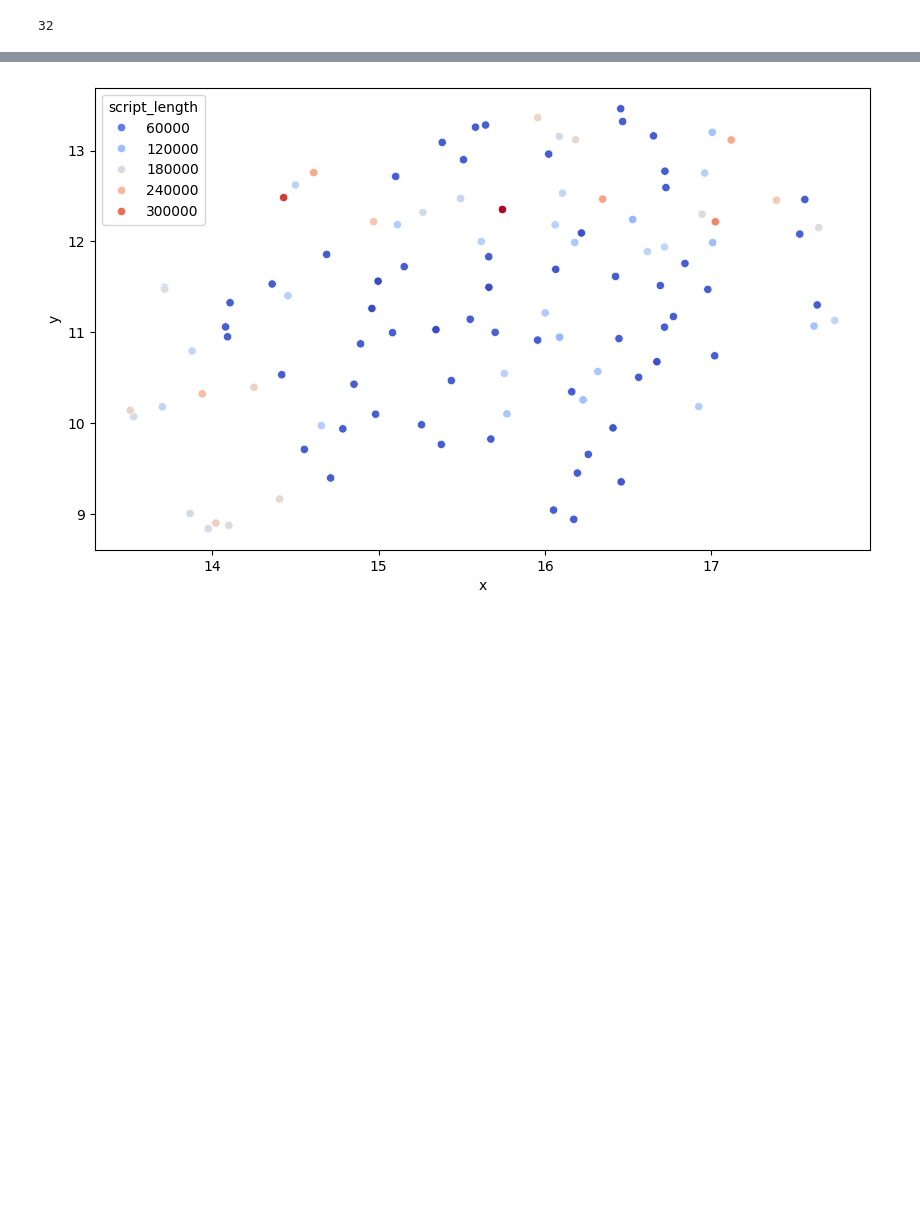
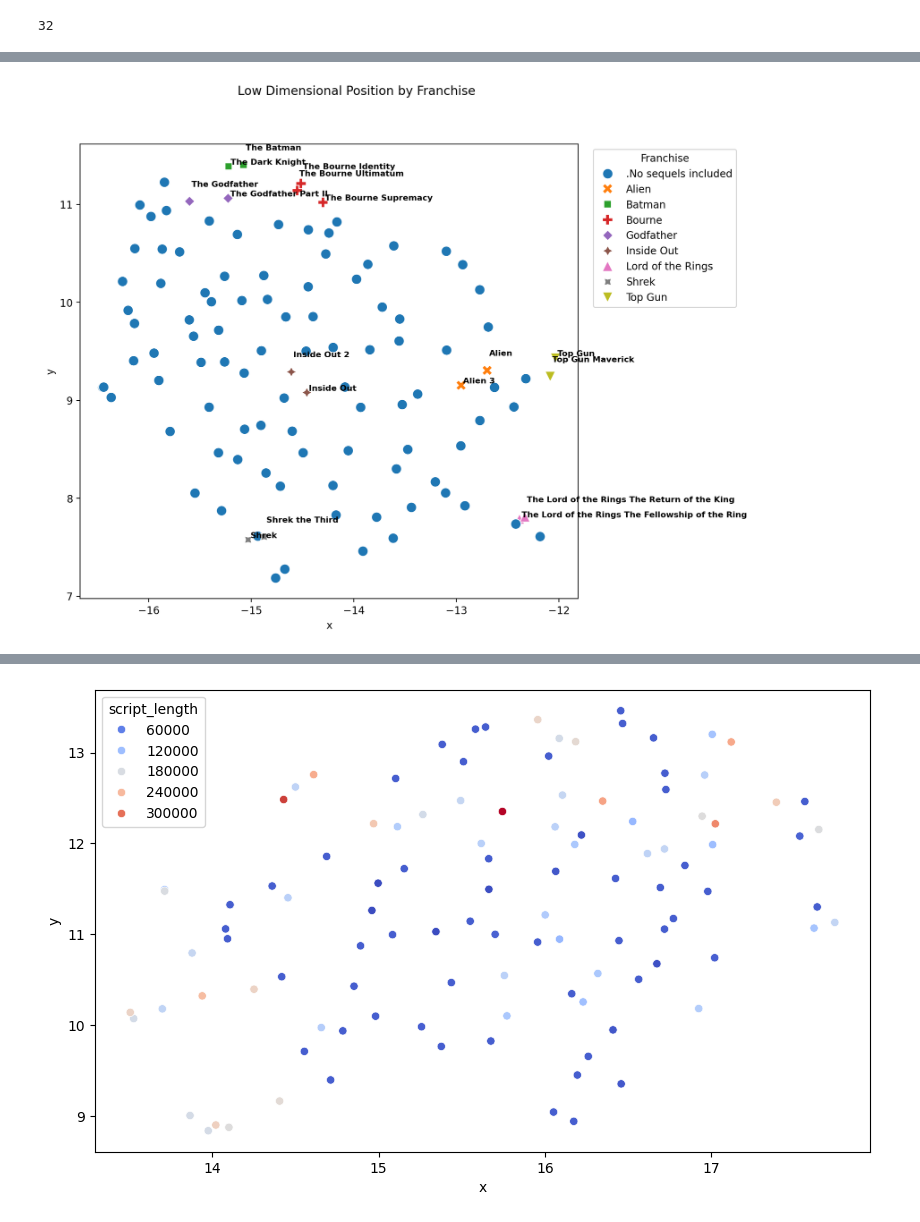
Before and after one commit to award96/Movie-Script-Vector-Search, a Jupyter notebook: 3-visualize-similarity.ipynb, the cells around one changed output, grey strips where cells are left out. Drawn from its saved outputs; the diff is of its cells as text; code cells hidden in the pictures; blank space fills up the shorter version.

Commit message:
Franchise Labels

```diff
--- a/3-visualize-similarity.ipynb
+++ b/3-visualize-similarity.ipynb
@@ -483,0 +260,18 @@ plt.show()
+# %%
+
+franchises = [
+    "Bourne",
+    "Alien",
+    "Batman",
+    "Lord of the Rings",
+    "Godfather",
+    "Inside Out",
+    "Shrek",
+    "Top Gun"
+]
+
+emblow = emblow.with_columns(
+    pl.col("movie_title").str.replace("The Dark Knight", "Batman")
+    .map_elements(lambda x: max([f if (f in x) else ".No sequels included" for f in franchises]), return_dtype=pl.String)
+    .alias("Franchise")
+)
@@ -483,0 +281,44 @@ plt.show()
+# %%
+fig, axes = plt.subplots(1, 1, figsize=(10, 8), dpi=200)
+fig.suptitle("Low Dimensional Position by Franchise")
+
+# Scatter plot on the bottom axis
+g = sns.scatterplot(
+    data=emblow,
+    x='x',
+    y='y',
+    hue="Franchise",
+    style="Franchise",
+    s=100,
+    ax=axes
+)
+
+# Move the legend outside to the right
+sns.move_legend(
+    g,
+    loc="upper left",       # position relative to bbox
+    bbox_to_anchor=(1.02, 1)  # (x, y) offset
+)
+
+# Make room on the right for the legend
+plt.subplots_adjust(right=0.8)
+
+movies_to_label_on_plot = emblow.sort("Franchise").filter(~pl.col("Franchise").str.contains('.', literal=True))
+
+alternating = True
+for i in range(movies_to_label_on_plot.shape[0]):
+    if alternating is True:
+        yplus = 0.13
+    alternating = not alternating
+    axes.text(
+        movies_to_label_on_plot[i, 'x'] + 0.02,            # small offset in x
+        movies_to_label_on_plot[i, 'y'] + 0.02 + yplus,            # small offset in y
+        movies_to_label_on_plot[i, 'movie_title'],
+        fontsize=8,
+        weight='bold'
+    )
+    yplus = 0
+
+plt.show()
+# %% [output]
+[figure, added]
```
Also changed, not shown: parts of 27 cells of this notebook, 1 other file.
